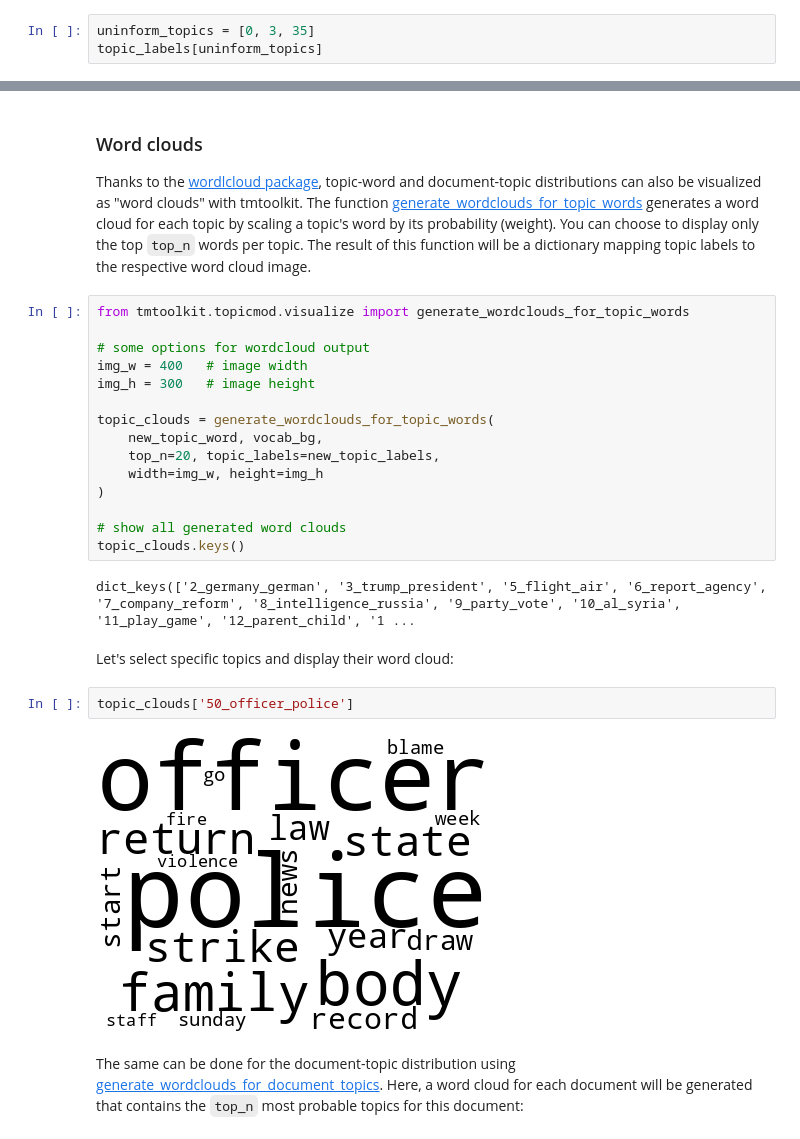
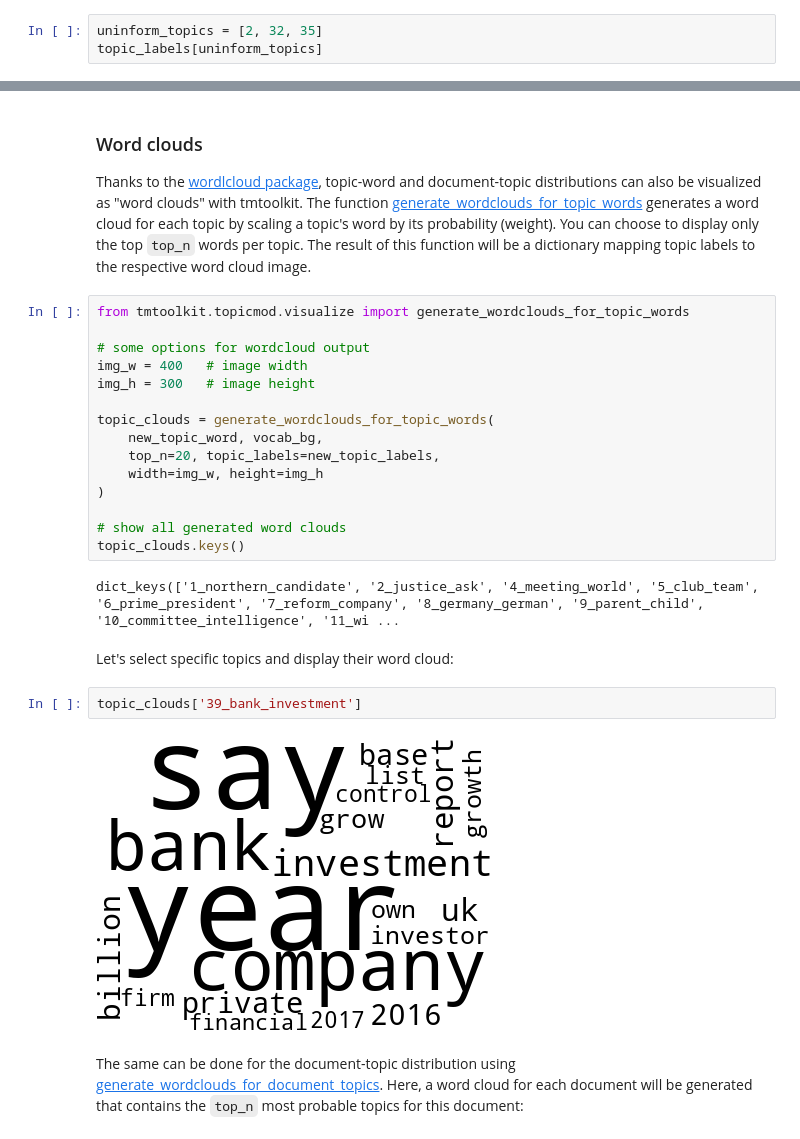
Before and after one commit to internaut/tmtoolkit, a Jupyter notebook: doc/source/topic_modeling.ipynb, the cells around one changed output, grey strips where cells are left out. Cells and saved outputs as stored; diff of their text form.

```diff
--- a/doc/source/topic_modeling.ipynb
+++ b/doc/source/topic_modeling.ipynb
@@ -802,6 +801,6 @@ The function [exclude_topics](api.rst#tmtoolkit.topicmod.model_stats.exclude_top
 
 For example, suppose the following topics were identified as uninformative:
 # %%
-uninform_topics = [0, 3, 35]
+uninform_topics = [2, 32, 35]
 topic_labels[uninform_topics]
 # %% [output]
@@ -1076,13 +1075,13 @@ topic_clouds = generate_wordclouds_for_topic_words(
 # show all generated word clouds
 topic_clouds.keys()
 # %% [output]
-dict_keys(['2_germany_german', '3_trump_president', '5_flight_air', '6_report_agency', '7_company_reform', '8_intelligence_russia', '9_party_vote', '10_al_syria', '11_play_game', '12_parent_child', '1 ...
+dict_keys(['1_northern_candidate', '2_justice_ask', '4_meeting_world', '5_club_team', '6_prime_president', '7_reform_company', '8_germany_german', '9_parent_child', '10_committee_intelligence', '11_wi ...
 # %% [markdown]
 Let's select specific topics and display their word cloud:
 # %%
-topic_clouds['50_officer_police']
+topic_clouds['39_bank_investment']
 # %% [output]
-[figure, old version]
+[figure, new version]
 # %% [markdown]
 The same can be done for the document-topic distribution using [generate_wordclouds_for_document_topics](api.rst#tmtoolkit.topicmod.visualize.generate_wordclouds_for_document_topics). Here, a word cloud for each document will be generated that contains the `top_n` most probable topics for this document:
 # %%
```
Also changed, not shown: parts of 55 cells of this notebook, 18 other files.
